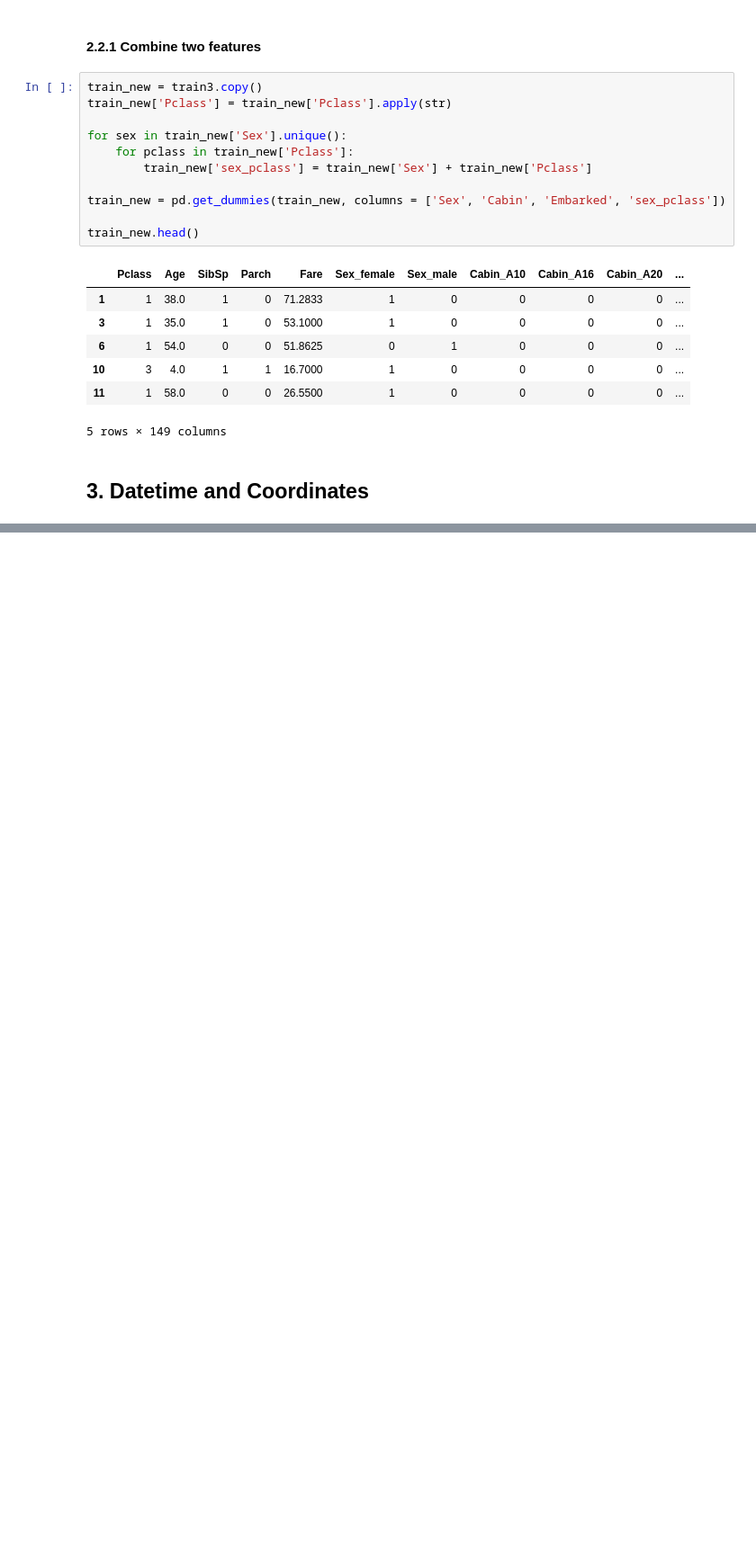
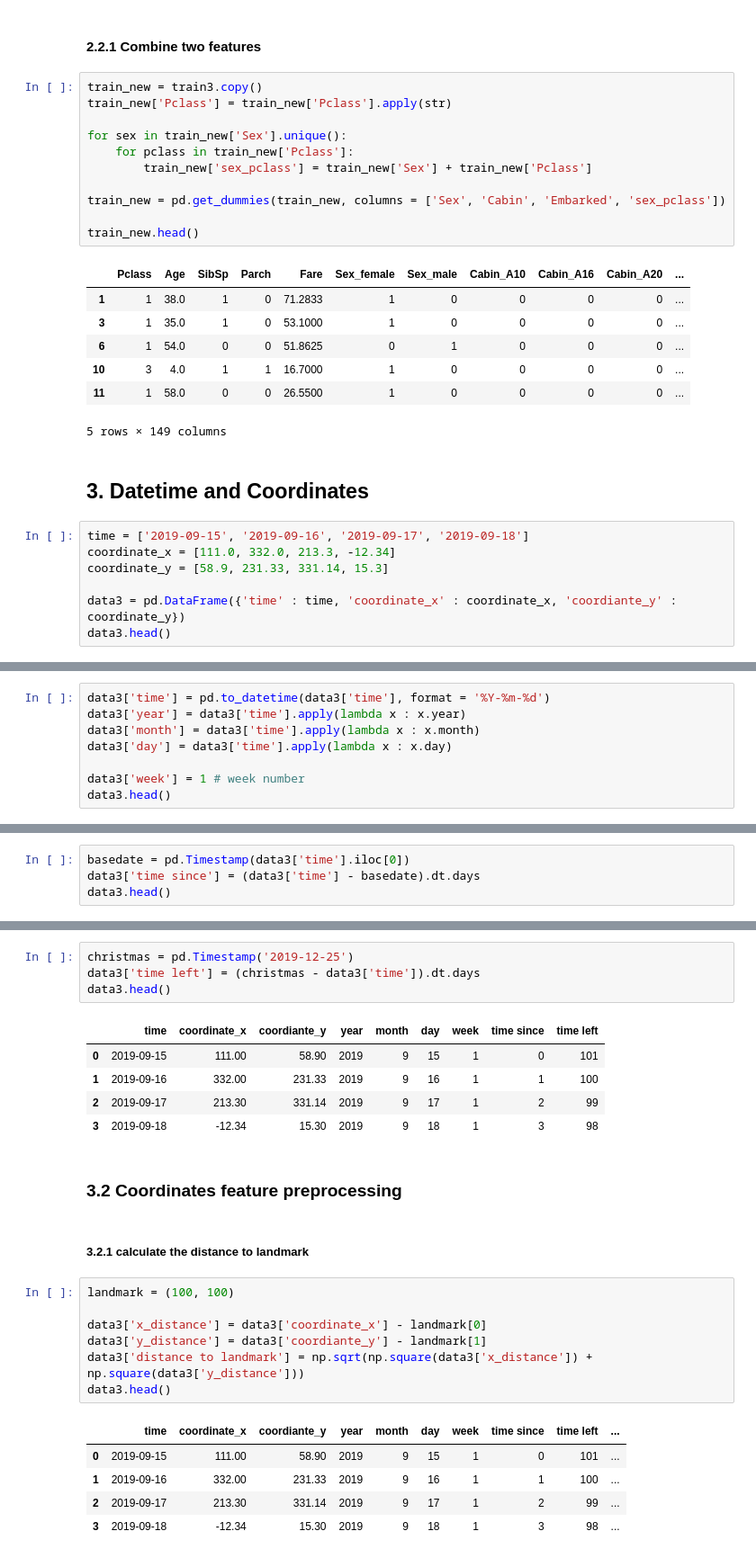
Before and after one commit to herbwood/study_datascience, a Jupyter notebook: coursera/1_02.feature_preprocessing_generation.ipynb, the cells around one changed output, grey strips where cells are left out. Shown at 90% size. Drawn from its saved outputs; the diff is of its cells as text; blank space fills up the shorter version.

Commit message:
studied preprocessing with datetime and coordinate features

```diff
--- a/coursera/1_02.feature_preprocessing_generation.ipynb
+++ b/coursera/1_02.feature_preprocessing_generation.ipynb
@@ -297,3 +301,10 @@ train_new.head()
 5 rows × 149 columns
 # %% [markdown]
 ## 3. Datetime and Coordinates
+# %%
+time = ['2019-09-15', '2019-09-16', '2019-09-17', '2019-09-18']
+coordinate_x = [111.0, 332.0, 213.3, -12.34]
+coordinate_y = [58.9, 231.33, 331.14, 15.3]
+
+data3 = pd.DataFrame({'time' : time, 'coordinate_x' : coordinate_x, 'coordiante_y' : coordinate_y})
+data3.head()
@@ -299,0 +321,8 @@ train_new.head()
+# %%
+data3['time'] = pd.to_datetime(data3['time'], format = '%Y-%m-%d')
+data3['year'] = data3['time'].apply(lambda x : x.year)
+data3['month'] = data3['time'].apply(lambda x : x.month)
+data3['day'] = data3['time'].apply(lambda x : x.day)
+
+data3['week'] = 1 # week number
+data3.head()
@@ -299,0 +337,4 @@ train_new.head()
+# %%
+basedate = pd.Timestamp(data3['time'].iloc[0])
+data3['time since'] = (data3['time'] - basedate).dt.days
+data3.head()
@@ -299,0 +347,27 @@ train_new.head()
+# %%
+christmas = pd.Timestamp('2019-12-25')
+data3['time left'] = (christmas - data3['time']).dt.days
+data3.head()
+# %% [output]
+|  | time | coordinate_x | coordiante_y | year | month | day | week | time since | time left |
+| 0 | 2019-09-15 | 111.00 | 58.90 | 2019 | 9 | 15 | 1 | 0 | 101 |
+| 1 | 2019-09-16 | 332.00 | 231.33 | 2019 | 9 | 16 | 1 | 1 | 100 |
+| 2 | 2019-09-17 | 213.30 | 331.14 | 2019 | 9 | 17 | 1 | 2 | 99 |
+| 3 | 2019-09-18 | -12.34 | 15.30 | 2019 | 9 | 18 | 1 | 3 | 98 |
+# %% [markdown]
+### 3.2 Coordinates feature preprocessing
+# %% [markdown]
+##### 3.2.1 calculate the distance to landmark
+# %%
+landmark = (100, 100)
+
+data3['x_distance'] = data3['coordinate_x'] - landmark[0]
+data3['y_distance'] = data3['coordiante_y'] - landmark[1]
+data3['distance to landmark'] = np.sqrt(np.square(data3['x_distance']) + np.square(data3['y_distance']))
+data3.head()
+# %% [output]
+|  | time | coordinate_x | coordiante_y | year | month | day | week | time since | time left | ... |
+| 0 | 2019-09-15 | 111.00 | 58.90 | 2019 | 9 | 15 | 1 | 0 | 101 | ... |
+| 1 | 2019-09-16 | 332.00 | 231.33 | 2019 | 9 | 16 | 1 | 1 | 100 | ... |
+| 2 | 2019-09-17 | 213.30 | 331.14 | 2019 | 9 | 17 | 1 | 2 | 99 | ... |
+| 3 | 2019-09-18 | -12.34 | 15.30 | 2019 | 9 | 18 | 1 | 3 | 98 | ... |
```
Also changed, not shown: parts of 9 cells of this notebook.
